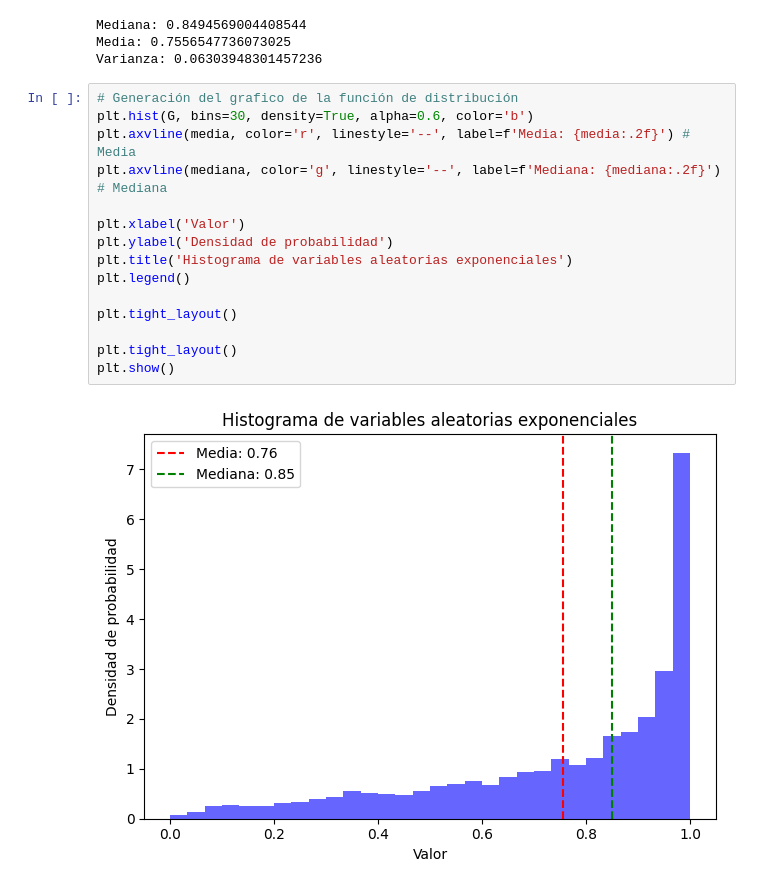
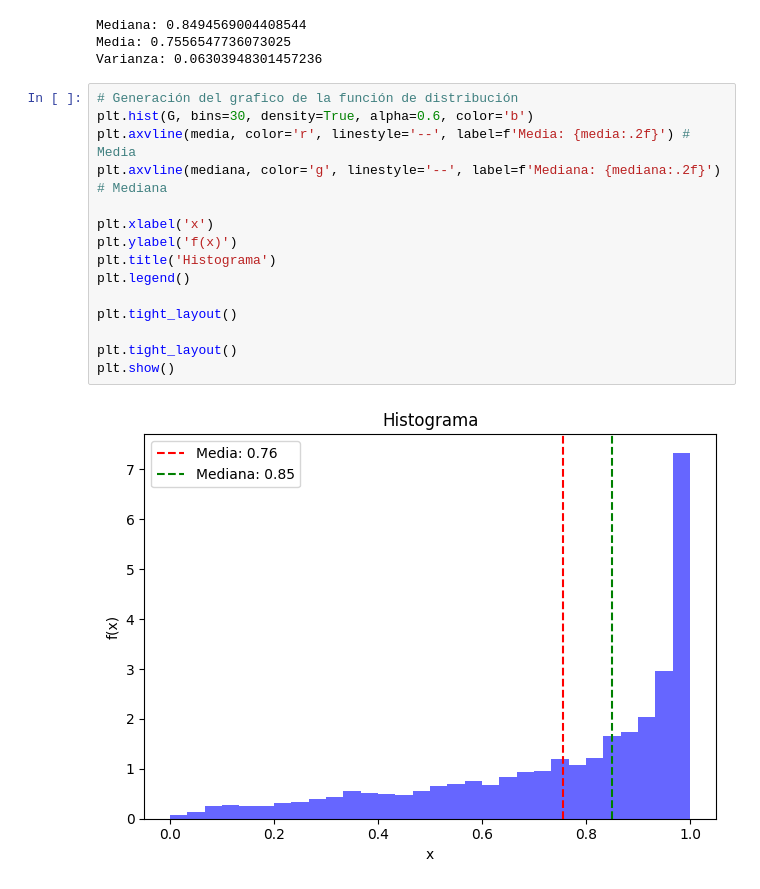
Before and after one commit to Jdvilan/Carrera, a Jupyter notebook: Metodo_de_rechazo_Simulación_1.ipynb, the cells around one changed output. Saved outputs shown, nothing was run; the diff lists cells and outputs as text.

```diff
--- a/Metodo_de_rechazo_Simulación_1.ipynb
+++ b/Metodo_de_rechazo_Simulación_1.ipynb
@@ -133,20 +133,20 @@ Varianza: 0.06303948301457236
 # %%
 # Generación del grafico de la función de distribución
 plt.hist(G, bins=30, density=True, alpha=0.6, color='b')
 plt.axvline(media, color='r', linestyle='--', label=f'Media: {media:.2f}') # Media
 plt.axvline(mediana, color='g', linestyle='--', label=f'Mediana: {mediana:.2f}') # Mediana
 
-plt.xlabel('Valor')
-plt.ylabel('Densidad de probabilidad')
-plt.title('Histograma de variables aleatorias exponenciales')
+plt.xlabel('x')
+plt.ylabel('f(x)')
+plt.title('Histograma')
 plt.legend()
 
 plt.tight_layout()
 
 plt.tight_layout()
 plt.show()
 # %% [output]
-[figure, old version]
+[figure, new version]
 # %%
 # Generación de función acumulativa
 def cdf(G):
```
Also changed, not shown: parts of 1 cell of this notebook.
